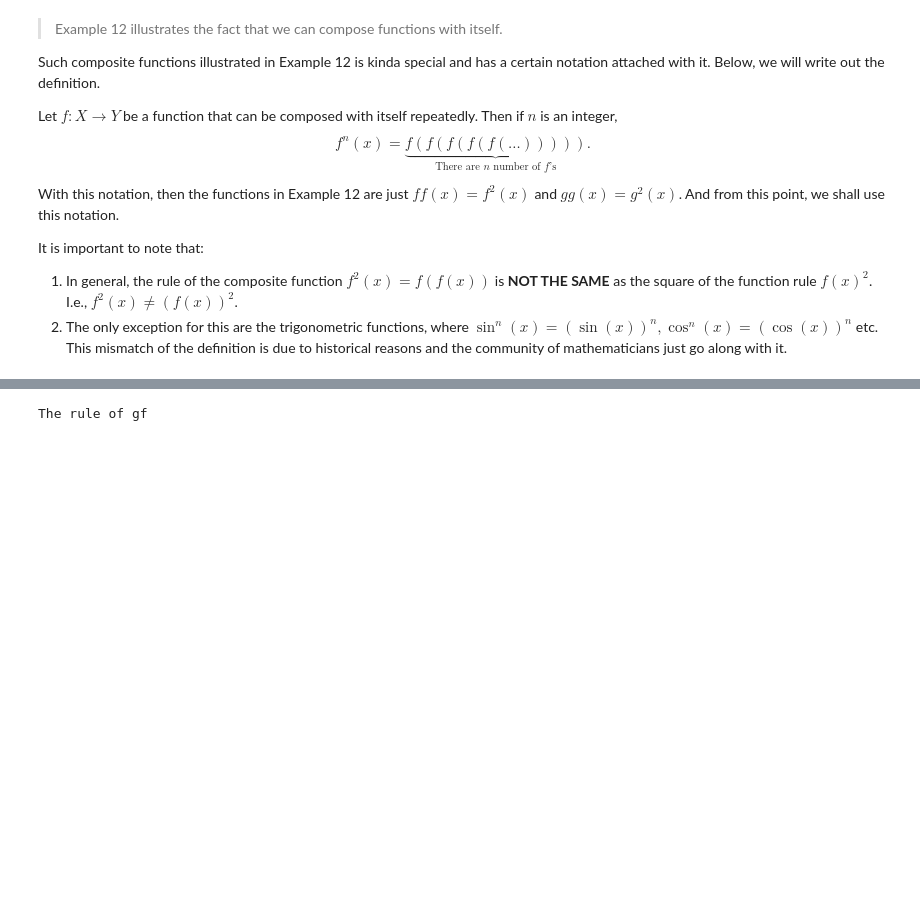
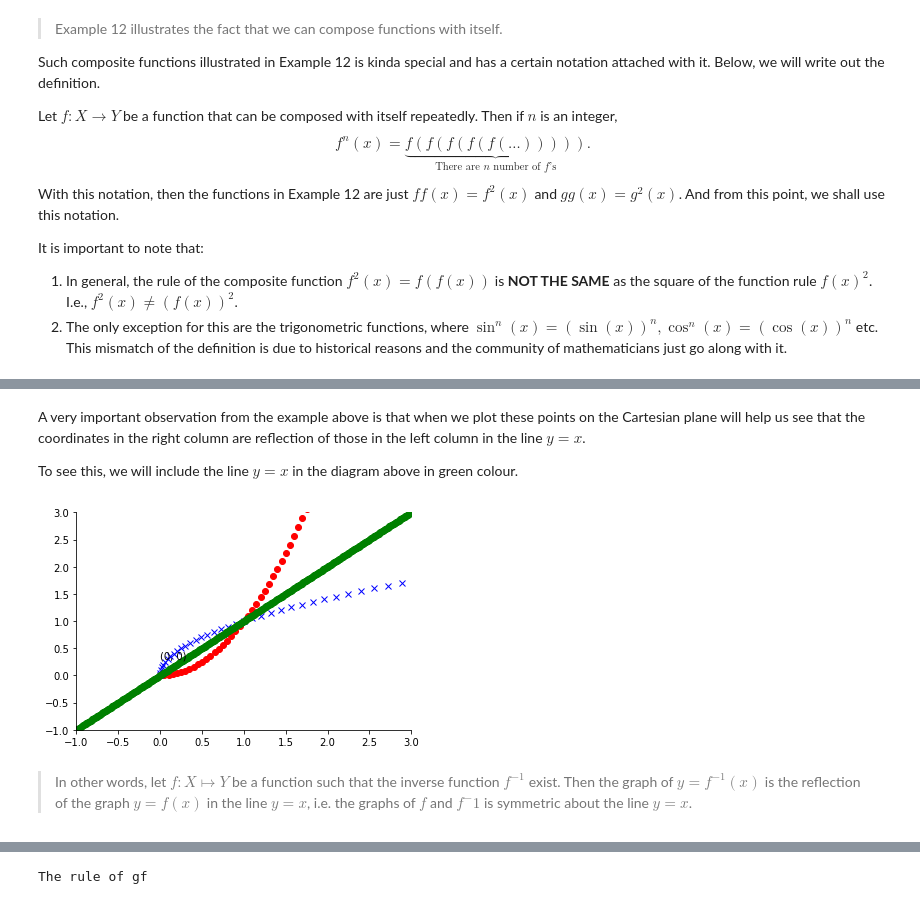
Before and after one commit to beertino/H2_math_w_python, a Jupyter notebook: Notes/Functions.ipynb, the cells around one changed output, grey strips where cells are left out. Saved outputs shown, nothing was run; the diff lists cells and outputs as text; code cells hidden in the pictures; blank space fills up the shorter version.

```diff
--- a/Notes/Functions.ipynb
+++ b/Notes/Functions.ipynb
@@ -960,0 +1083,56 @@ If $g$ is the inverse function of $f$, we write $g$ as $f^{-1}$. So, point (2) a
+# %% [markdown]
+A very important observation from the example above is that when we plot these points on the Cartesian plane will help us see that the coordinates in the right column are reflection of those in the left column in the line $y=x$.
+
+To see this, we will include the line $y=x$ in the diagram above in green colour.
+# %%
+# We import the following so
+from matplotlib import pyplot as plt
+
+# Rules of f, g and h
+def f(x):
+    return x**2
+
+# Mimicking domain of f
+upper_x_bound = 0
+lower_x_bound = 5
+no_of_points = 100
+domain_of_f = [0+((5-(0))/no_of_points)*i for i in range(no_of_points)]
+
+# Plotting f, red
+plt.clf()
+range_of_f = [f(x) for x in domain_of_f]
+plt.plot(domain_of_f,range_of_f,'ro')
+
+# We annotate the left boundary point
+left_point = (0,f(0))
+plt.annotate(f'{left_point}',(left_point[0],left_point[1]+0.3))
+
+# Since the points in the inverse of f can be obtained by
+# swapping the x and y coordinates of the points
+# we have the domain of the inverse of f to be just the range of f,
+# range of f inv is the domain of f
+# plotting f inverse, blue
+# Note that we didn't even need to recompute the mappings
+domain_of_f_inv = range_of_f
+range_of_f_inv = domain_of_f
+plt.plot(domain_of_f_inv,range_of_f_inv,'bx')
+
+
+# Plotting h(x) = x, green
+upper_x_bound = -5
+lower_x_bound = 5
+no_of_points = 1000
+domain_of_h = [-5+((5-(-5))/no_of_points)*i for i in range(no_of_points)]
+range_of_h = [-5+((5-(-5))/no_of_points)*i for i in range(no_of_points)]
+plt.plot(domain_of_h,range_of_h,'go')
+ax = plt.gca()
+ax.spines['top'].set_visible(False)
+ax.spines['right'].set_visible(False)
+ax.set_xbound(lower=-1, upper=3)
+ax.set_ybound(lower=-1, upper=3)
+
+plt.show()
+# %% [output]
+[figure, added]
+# %% [markdown]
+> In other words, let $f:X\mapsto Y$ be a function such that the inverse function $f^{-1}$ exist. Then the graph of $y=f^{-1}(x)$ is the reflection of the graph $y=f(x)$ in the line $y=x$, i.e. the graphs of $f$ and $f^-1$ is symmetric about the line $y=x$.
```
Also changed, not shown: parts of 14 cells of this notebook, 6 other files.
